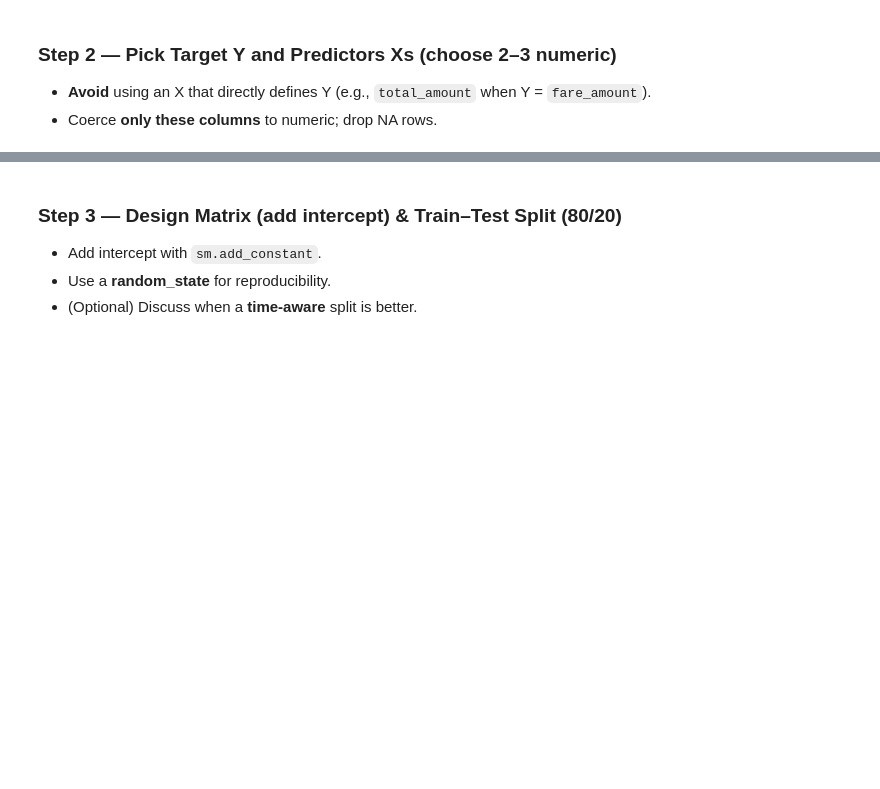
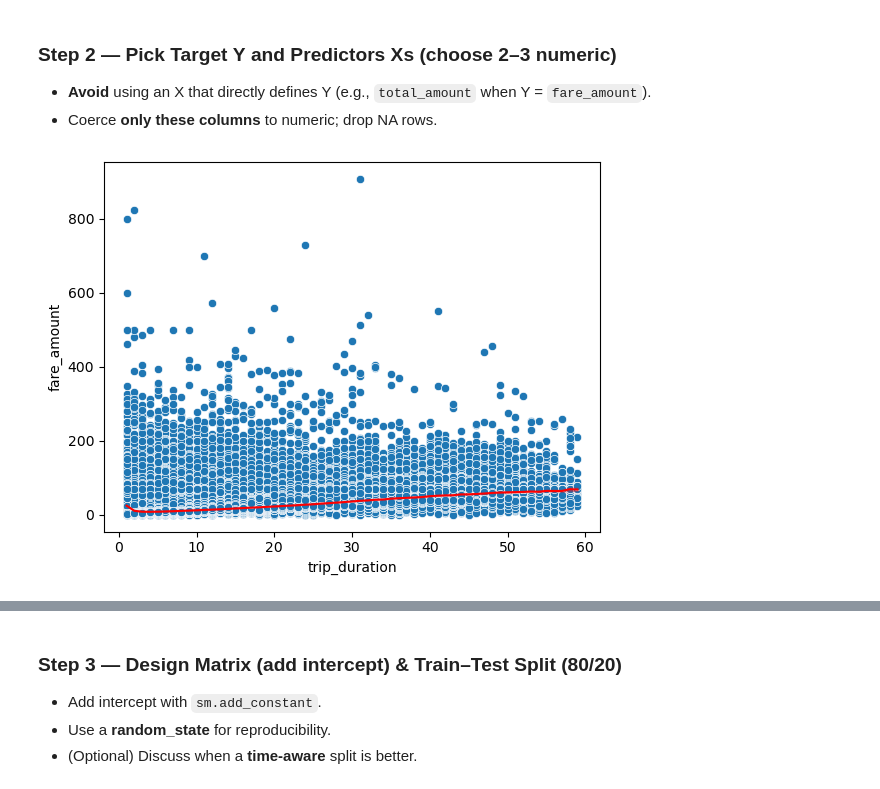
Before and after one commit to ro-the-creator/DA2025_Lectures, a Jupyter notebook: Mod6/CodeAssignments/Mod6L8_CodeAssignment_STUDENT.ipynb, the cells around one changed output, grey strips where cells are left out. Cells and saved outputs as stored; diff of their text form; code cells hidden in the pictures; blank space fills up the shorter version.

```diff
--- a/Mod6/CodeAssignments/Mod6L8_CodeAssignment_STUDENT.ipynb
+++ b/Mod6/CodeAssignments/Mod6L8_CodeAssignment_STUDENT.ipynb
@@ -55,0 +55,4 @@ None
+# %%
+path = '/Users/Marcy_Student/Desktop/Marcy-Modules/marcy-git/DA2025_Lectures/Mod6/data/2023_Yellow_Taxi_Trip_Data_20251015.csv'
+df = pd.read_csv(path)
+df
@@ -55,0 +73,21 @@ None
+# %%
+# Coerce fare, tip, distance to numeric safely
+num_cols = ['fare_amount', 'tip_amount', 'trip_distance', 'passenger_count']
+for c in num_cols:
+    df[c] = pd.to_numeric(
+        df[c].astype(str).str.strip().str.replace(r'[^0-9.+\-eE]', '', regex=True),
+        errors='coerce'
+)
+# %%
+# hour / min column
+df['tpep_pickup_datetime'] = pd.to_datetime(df['tpep_pickup_datetime'])
+df['tpep_dropoff_datetime'] = pd.to_datetime(df['tpep_dropoff_datetime'])
+df['hour'] = df['tpep_pickup_datetime'].dt.hour
+df['pickup_min'] = df['tpep_pickup_datetime'].dt.minute
+df['dropoff_min'] = df['tpep_dropoff_datetime'].dt.minute
+df['trip_duration'] = df['dropoff_min'] - df['pickup_min']
+# %%
+# Clean data some and add a new column called 'tip_pct' as the target
+df = df[(df['fare_amount'] > 0) & (df['fare_amount'] < 1000) & (df['tip_amount'] >= 0) & (df['trip_distance'] > 0) & (df['trip_distance'] < 200) & (df['trip_duration'] > 0) & (df['passenger_count'] > 0)]
+df = df.replace([np.inf, -np.inf], np.nan).dropna(subset=num_cols)
+df['tip_pct'] = (df['tip_amount']/df['fare_amount']).clip(0,1)
@@ -62,0 +139,7 @@ None
+# %%
+# scatter between trip_duration (mins) and fare_amount
+sns.scatterplot(df, x='trip_duration', y='fare_amount')
+sns.lineplot(df, x='trip_duration', y='fare_amount', color='red')
+plt.show()
+# %% [output]
+[figure, added]
```
Also changed, not shown: parts of 19 cells of this notebook, 4 other files.
